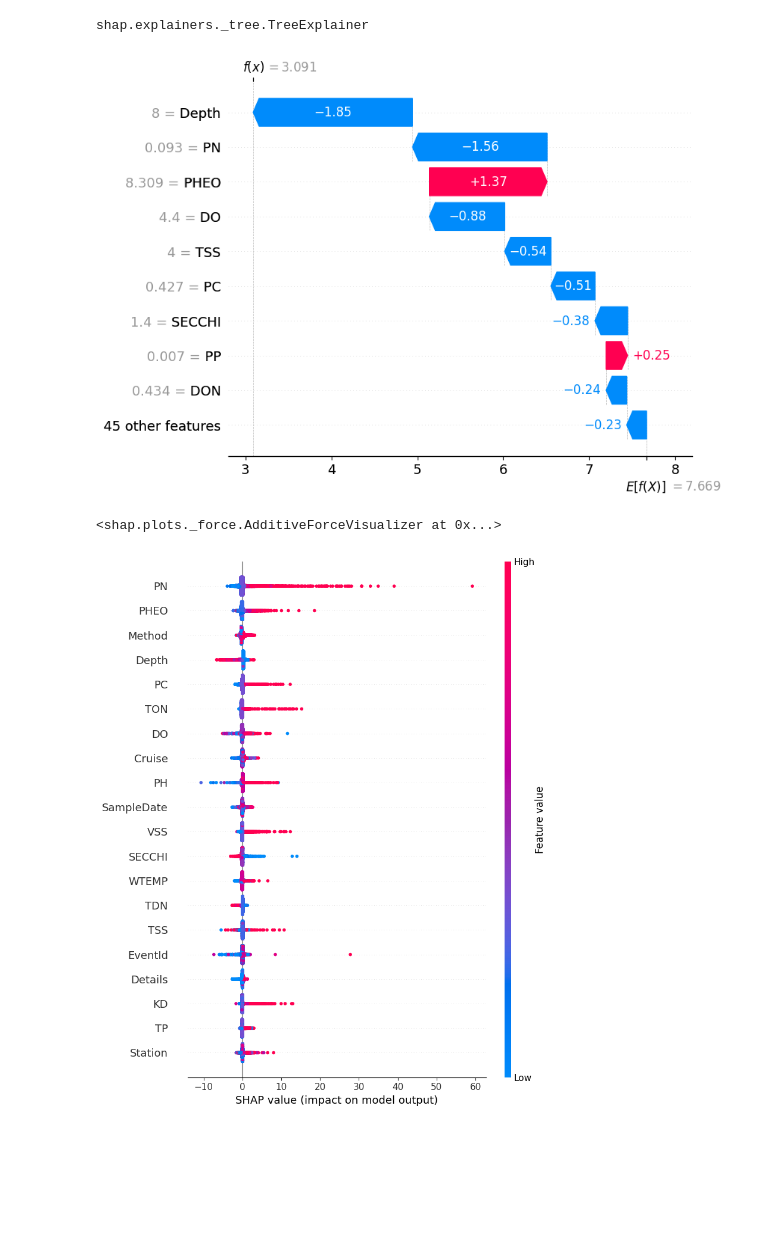
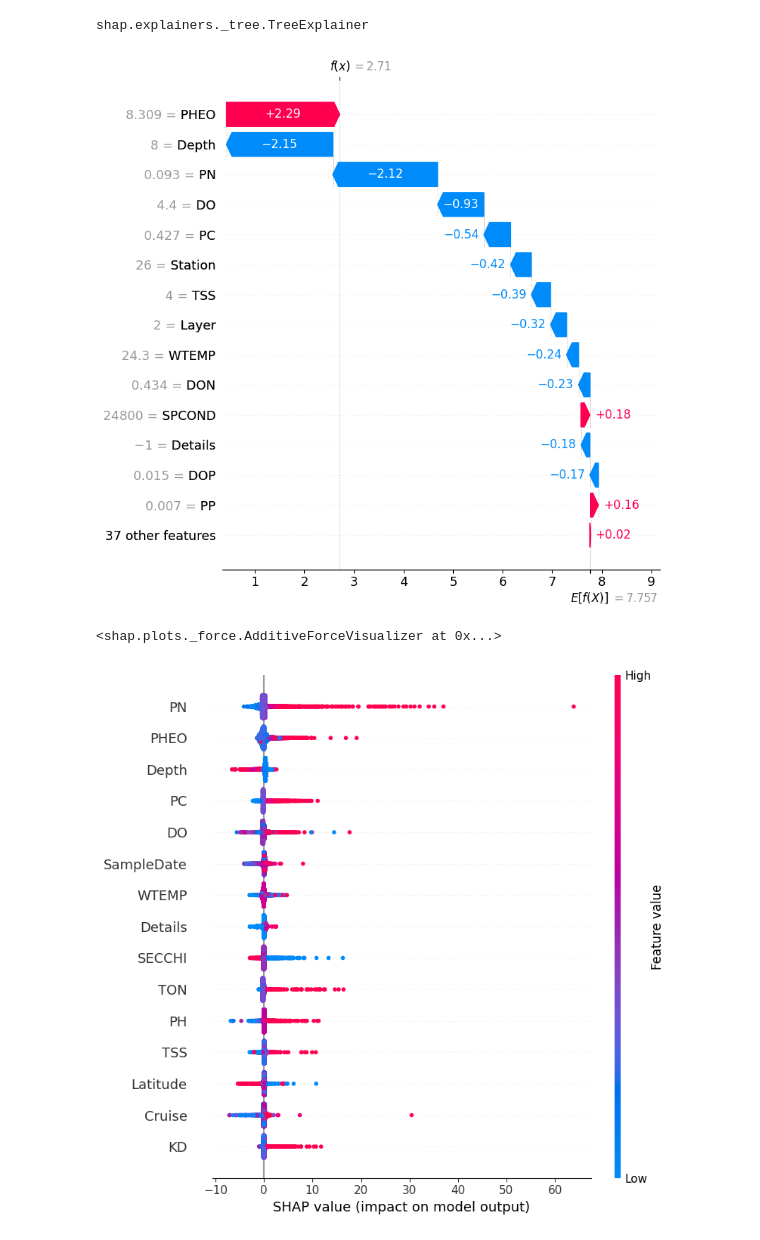
Before and after one commit to clairemerriman/na-erdos-fellows-monorepo, a Jupyter notebook: notebooks/plankton_patrol_models/model_plank_XGBoost_water.ipynb, the cells around one changed output. Cells and saved outputs as stored; diff of their text form; code cells hidden in the pictures; blank space fills up the shorter version.

Commit message:
more SHAP plots

```diff
--- a/notebooks/plankton_patrol_models/model_plank_XGBoost_water.ipynb
+++ b/notebooks/plankton_patrol_models/model_plank_XGBoost_water.ipynb
@@ -213,5 +282,5 @@ And `TotalDepth` is the station, not the sample.
 # %%
-water_clean = water_clean.drop(columns=['Program','Project','Agency','Source','TotalDepth','TierLevel'])
+water_clean = water_clean.drop(columns=['Program','Project','Agency','Source','TotalDepth','TierLevel','EventId','Method','VSS','Lab'])
 # %%
 water_clean = convert_dtypes(water_clean)
 # %% [output]
@@ -317,14 +386,14 @@ shap.explainers._tree.TreeExplainer
 # %%
 shap_values = explainer(X_test)
 # %%
-shap.plots.waterfall(shap_values[0])
+shap.plots.waterfall(shap_values[0],max_display=15)
 # %% [output]
-[figure, old version]
+[figure, new version]
 # %%
 shap.plots.force(shap_values[0])
 # %% [output]
 <shap.plots._force.AdditiveForceVisualizer at 0x...>
 # %%
-shap.summary_plot(shap_values,X_test)
+shap.summary_plot(shap_values,X_test,max_display=15)
 # %% [output]
-[figure, old version]
+[figure, new version]
```
Also changed, not shown: parts of 11 cells of this notebook.
